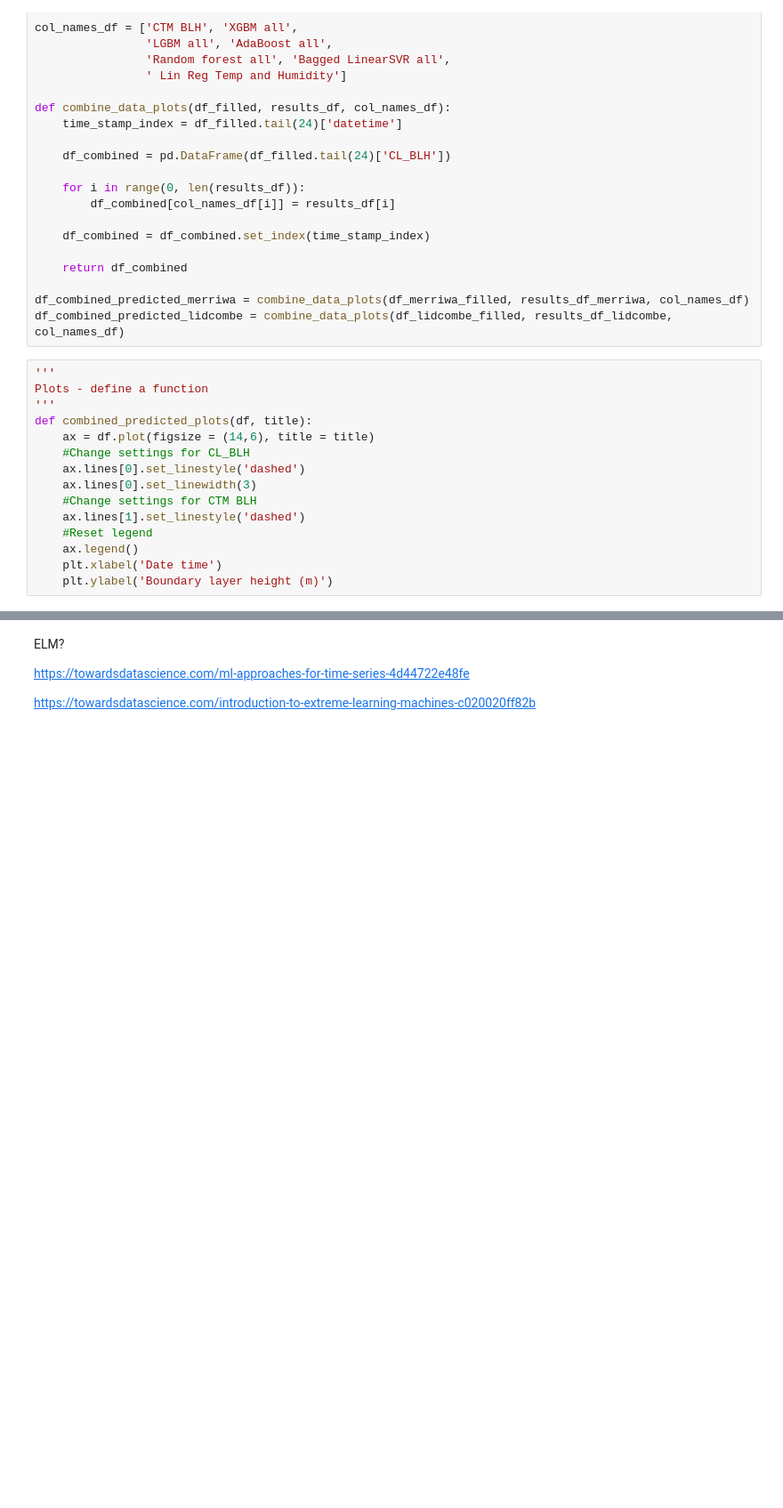
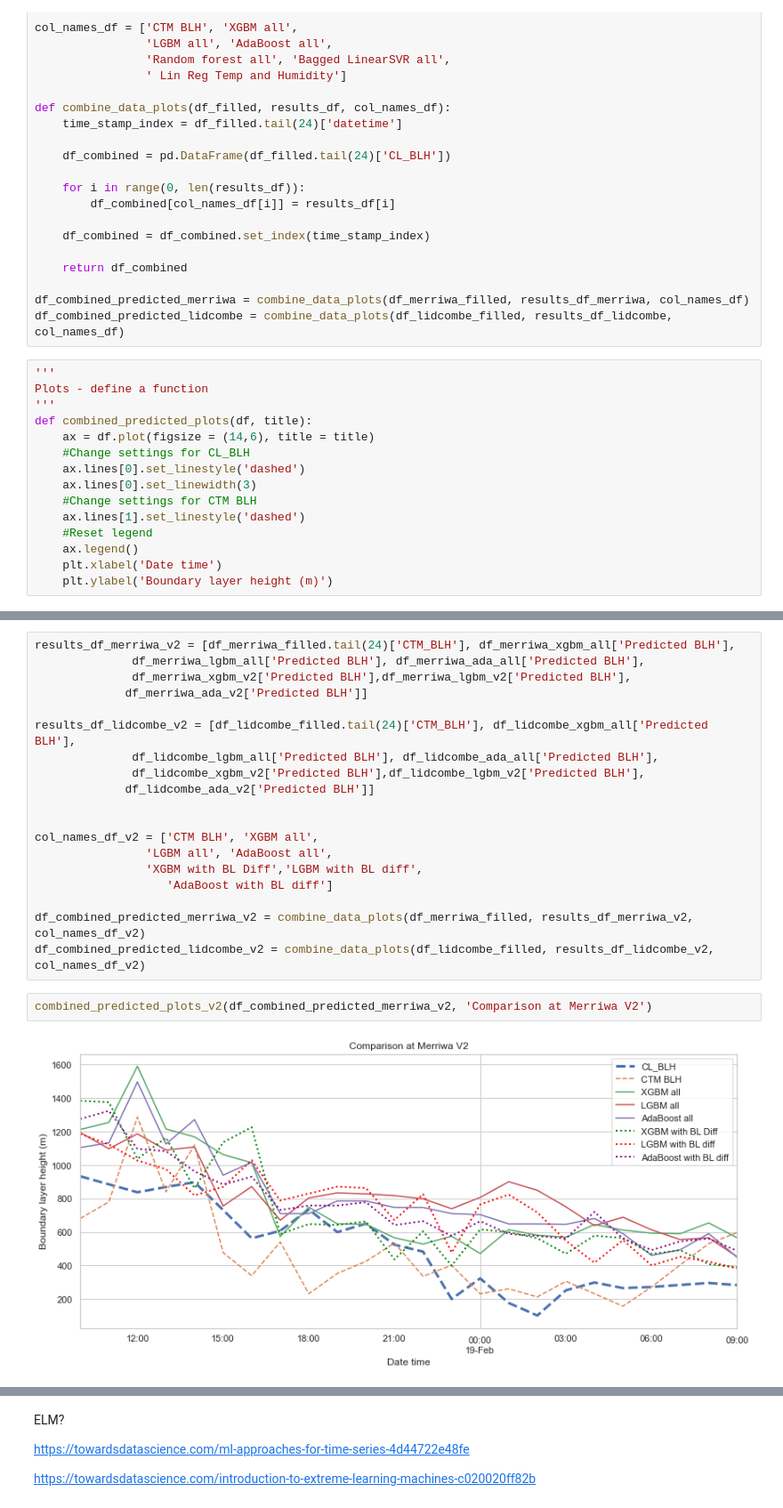
Before and after one commit to LlahsivK/group-18, a Jupyter notebook: Analysis3_Modelling_TKversion_20210806.ipynb, the cells around one changed output, grey strips where cells are left out. Shown at 89% size. Saved outputs shown, nothing was run; the diff lists cells and outputs as text; blank space fills up the shorter version.

```diff
--- a/Analysis3_Modelling_TKversion_20210806.ipynb
+++ b/Analysis3_Modelling_TKversion_20210806.ipynb
@@ -803,0 +868,23 @@ combined_predicted_plots(df_combined_predicted_lidcombe, 'Actual vs Predicted BL
+# %%
+results_df_merriwa_v2 = [df_merriwa_filled.tail(24)['CTM_BLH'], df_merriwa_xgbm_all['Predicted BLH'],
+              df_merriwa_lgbm_all['Predicted BLH'], df_merriwa_ada_all['Predicted BLH'],
+              df_merriwa_xgbm_v2['Predicted BLH'],df_merriwa_lgbm_v2['Predicted BLH'],
+             df_merriwa_ada_v2['Predicted BLH']]
+
+results_df_lidcombe_v2 = [df_lidcombe_filled.tail(24)['CTM_BLH'], df_lidcombe_xgbm_all['Predicted BLH'],
+              df_lidcombe_lgbm_all['Predicted BLH'], df_lidcombe_ada_all['Predicted BLH'],
+              df_lidcombe_xgbm_v2['Predicted BLH'],df_lidcombe_lgbm_v2['Predicted BLH'],
+             df_lidcombe_ada_v2['Predicted BLH']]
+
+
+col_names_df_v2 = ['CTM BLH', 'XGBM all',
+                'LGBM all', 'AdaBoost all',
+                'XGBM with BL Diff','LGBM with BL diff',
+                   'AdaBoost with BL diff']
+
+df_combined_predicted_merriwa_v2 = combine_data_plots(df_merriwa_filled, results_df_merriwa_v2, col_names_df_v2)
+df_combined_predicted_lidcombe_v2 = combine_data_plots(df_lidcombe_filled, results_df_lidcombe_v2, col_names_df_v2)
+# %%
+combined_predicted_plots_v2(df_combined_predicted_merriwa_v2, 'Comparison at Merriwa V2')
+# %% [output]
+[figure, added]
```
Also changed, not shown: parts of 30 cells of this notebook.
